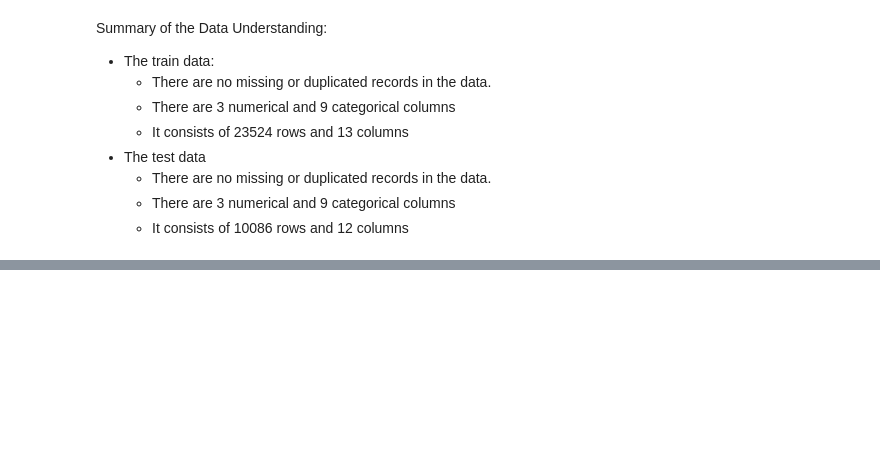
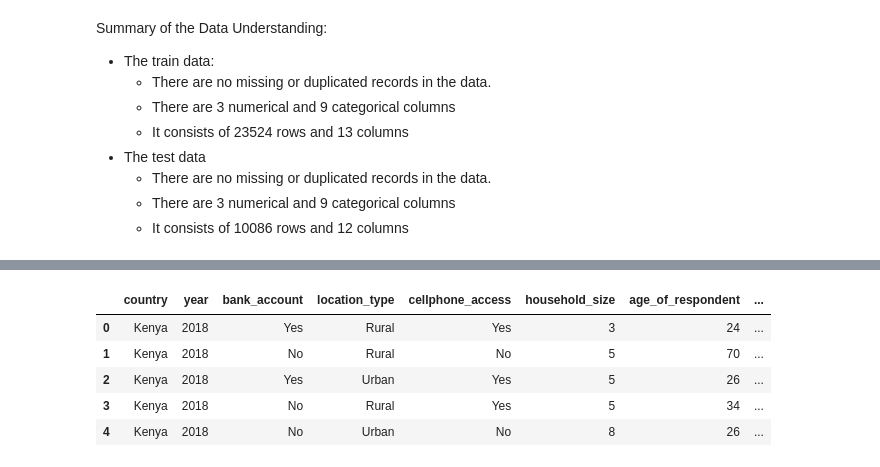
Before and after one commit to WaeniKakenyi/Financial_inclusion_in_Africa, a Jupyter notebook: Financial_inclusion_in_africa.ipynb, the cells around one changed output, grey strips where cells are left out. Saved outputs shown, nothing was run; the diff lists cells and outputs as text; code cells hidden in the pictures; blank space fills up the shorter version.

```diff
--- a/Financial_inclusion_in_africa.ipynb
+++ b/Financial_inclusion_in_africa.ipynb
@@ -211,0 +270,12 @@ EDA
+# %%
+# Select the columns we will use
+df = data.copy()
+df.drop(['uniqueid'],axis=1,inplace=True)
+df.head()
+# %% [output]
+|  | country | year | bank_account | location_type | cellphone_access | household_size | age_of_respondent | ... |
+| 0 | Kenya | 2018 | Yes | Rural | Yes | 3 | 24 | ... |
+| 1 | Kenya | 2018 | No | Rural | No | 5 | 70 | ... |
+| 2 | Kenya | 2018 | Yes | Urban | Yes | 5 | 26 | ... |
+| 3 | Kenya | 2018 | No | Rural | Yes | 5 | 34 | ... |
+| 4 | Kenya | 2018 | No | Urban | No | 8 | 26 | ... |
```
Also changed, not shown: parts of 16 cells of this notebook.
